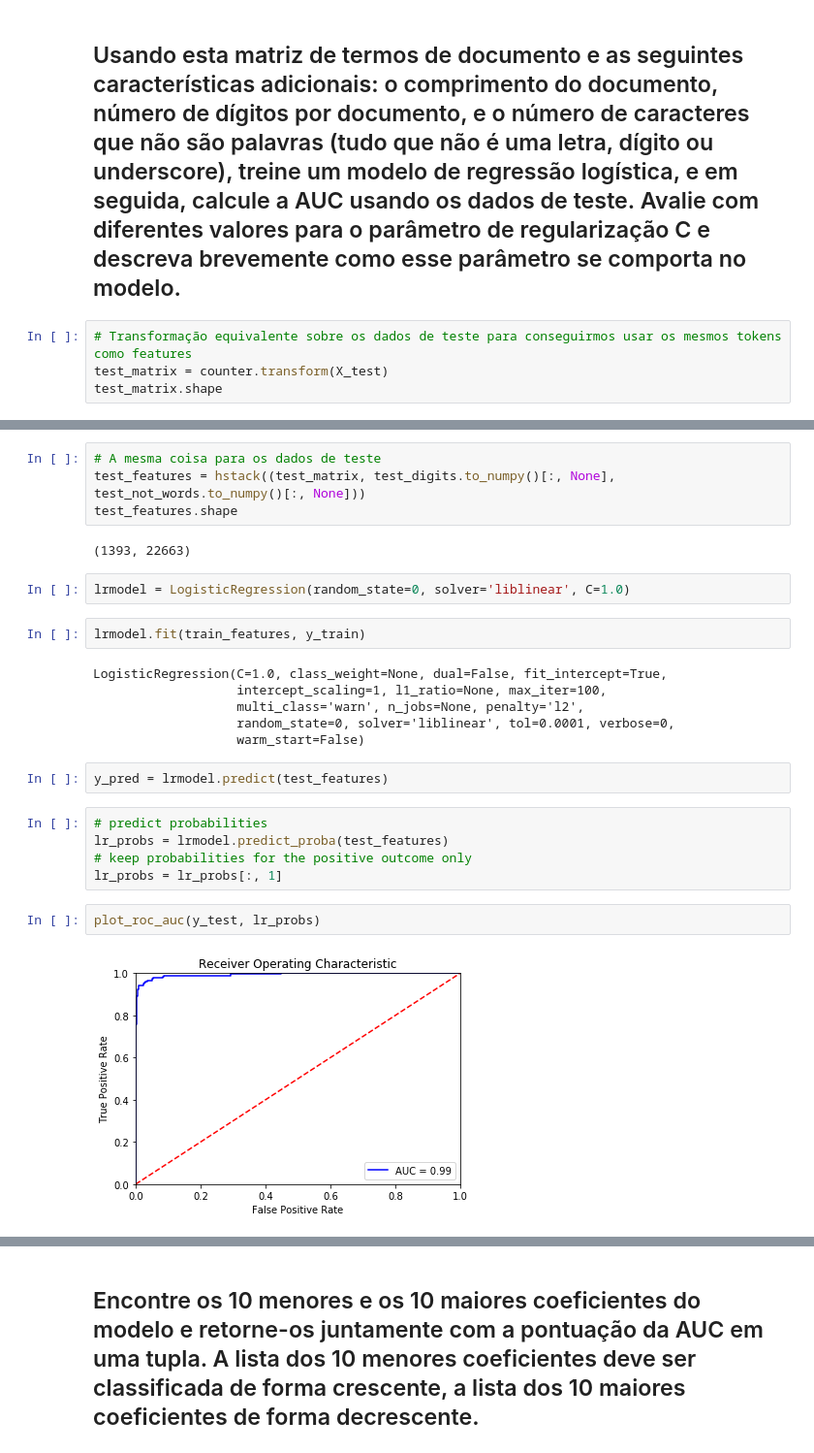
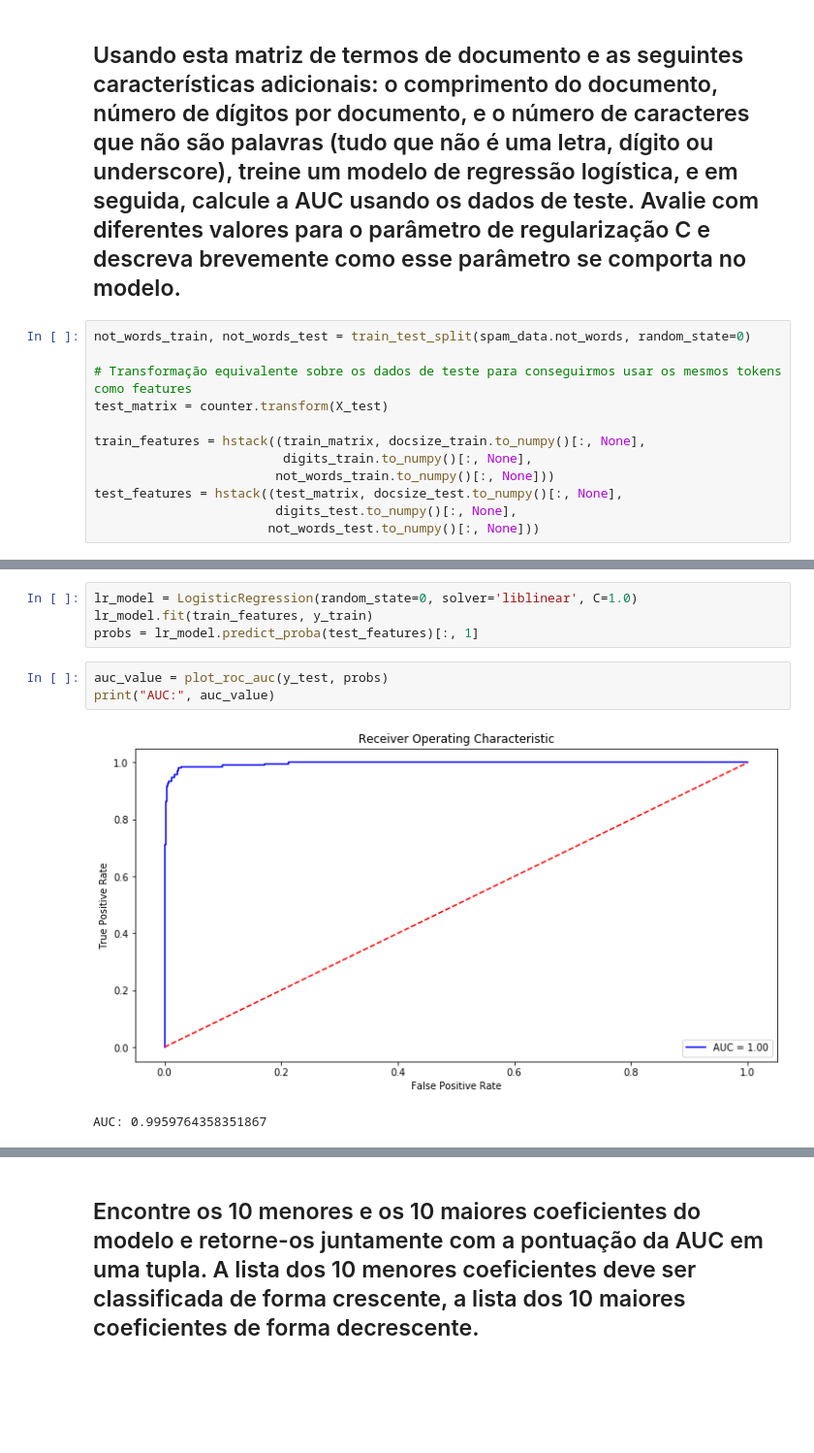
Before and after one commit to hallpaz/Data-Science-IMPA, a Jupyter notebook: assignments/Exercicio3.ipynb, the cells around one changed output, grey strips where cells are left out. Shown at 97% size. Cells and saved outputs as stored; diff of their text form; blank space fills up the shorter version.

```diff
--- a/assignments/Exercicio3.ipynb
+++ b/assignments/Exercicio3.ipynb
@@ -380,6 +474,14 @@ train_matrix.shape
 # %% [markdown]
 ## Usando esta matriz de termos de documento e as seguintes características adicionais: o comprimento do documento, número de dígitos por documento, e o número de caracteres que não são palavras (tudo que não é uma letra, dígito ou underscore), treine um modelo de regressão logística, e em seguida, calcule a AUC usando os dados de teste. Avalie com diferentes valores para o parâmetro de regularização C e descreva brevemente como esse parâmetro se comporta no modelo.
 # %%
+not_words_train, not_words_test = train_test_split(spam_data.not_words, random_state=0)
+
 # Transformação equivalente sobre os dados de teste para conseguirmos usar os mesmos tokens como features
 test_matrix = counter.transform(X_test)
-test_matrix.shape
+
+train_features = hstack((train_matrix, docsize_train.to_numpy()[:, None],
+                         digits_train.to_numpy()[:, None],
+                        not_words_train.to_numpy()[:, None]))
+test_features = hstack((test_matrix, docsize_test.to_numpy()[:, None],
+                        digits_test.to_numpy()[:, None],
+                       not_words_test.to_numpy()[:, None]))
@@ -414,27 +488,10 @@ train_features.shape
-# %%
-# A mesma coisa para os dados de teste
-test_features = hstack((test_matrix, test_digits.to_numpy()[:, None], test_not_words.to_numpy()[:, None]))
-test_features.shape
-# %% [output]
-(1393, 22663)
 # %%
-lrmodel = LogisticRegression(random_state=0, solver='liblinear', C=1.0)
+lr_model = LogisticRegression(random_state=0, solver='liblinear', C=1.0)
+lr_model.fit(train_features, y_train)
+probs = lr_model.predict_proba(test_features)[:, 1]
-# %%
-lrmodel.fit(train_features, y_train)
-# %% [output]
-LogisticRegression(C=1.0, class_weight=None, dual=False, fit_intercept=True,
-                   intercept_scaling=1, l1_ratio=None, max_iter=100,
-                   multi_class='warn', n_jobs=None, penalty='l2',
-                   random_state=0, solver='liblinear', tol=0.0001, verbose=0,
-                   warm_start=False)
-# %%
-y_pred = lrmodel.predict(test_features)
-# %%
-# predict probabilities
-lr_probs = lrmodel.predict_proba(test_features)
-# keep probabilities for the positive outcome only
-lr_probs = lr_probs[:, 1]
-# %%
-plot_roc_auc(y_test, lr_probs)
-# %% [output]
-[figure, removed]
+# %%
+auc_value = plot_roc_auc(y_test, probs)
+print("AUC:", auc_value)
+# %% [output]
+[figure, added]
+AUC: 0.9959764358351867
```
Also changed, not shown: parts of 54 cells of this notebook.
